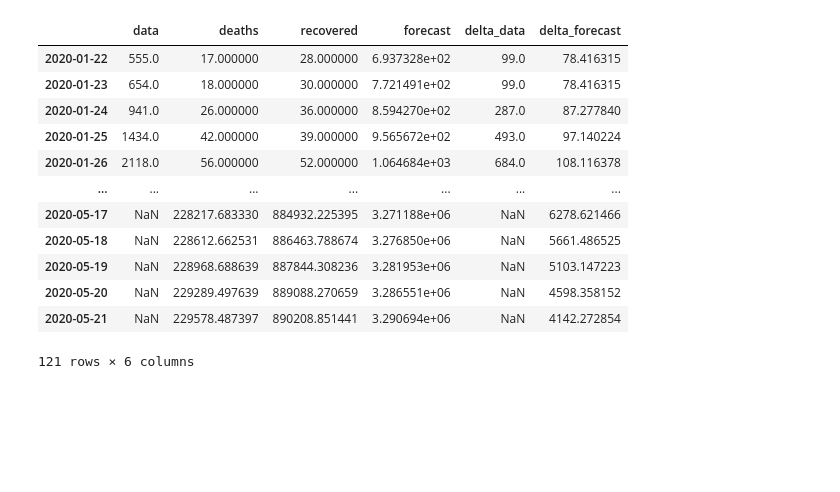
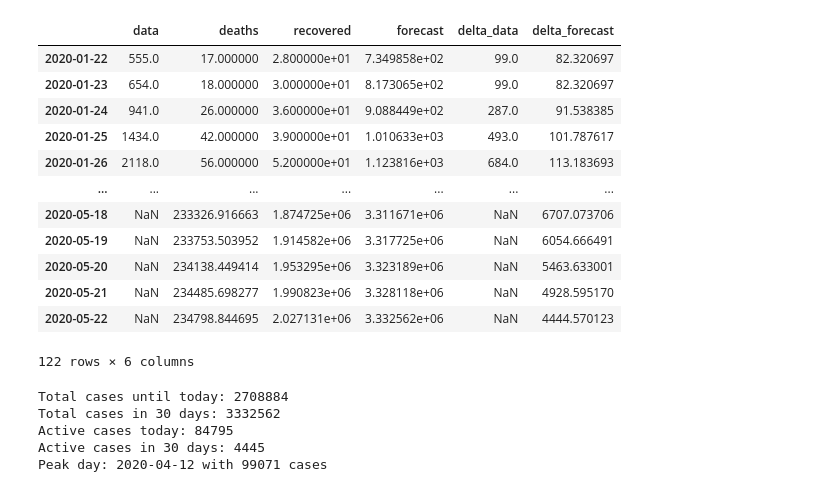
Before and after one commit to manganite/cov19, a Jupyter notebook: cov19.ipynb, the cells around one changed output. Drawn from its saved outputs; the diff is of its cells as text; code cells hidden in the pictures; blank space fills up the shorter version.

Commit message:
Improved recovery  extrapolation

```diff
--- a/cov19.ipynb
+++ b/cov19.ipynb
@@ -26,23 +26,38 @@ data.dtf
 # %%
 from python.model import Model
+from python.result import Result
 
 model = Model(data.dtf)
 model.forecast()
 model.add_deaths(data.mortality)
-model.add_recovered(data.recovery)
+result = Result(model.dtf)
 
-model.dtf
+result.dtf
 # %% [output]
 |  | data | deaths | recovered | forecast | delta_data | delta_forecast |
-| 2020-01-22 | 555.0 | 17.000000 | 28.000000 | 6.937328e+02 | 99.0 | 78.416315 |
-| 2020-01-23 | 654.0 | 18.000000 | 30.000000 | 7.721491e+02 | 99.0 | 78.416315 |
-| 2020-01-24 | 941.0 | 26.000000 | 36.000000 | 8.594270e+02 | 287.0 | 87.277840 |
-| 2020-01-25 | 1434.0 | 42.000000 | 39.000000 | 9.565672e+02 | 493.0 | 97.140224 |
-| 2020-01-26 | 2118.0 | 56.000000 | 52.000000 | 1.064684e+03 | 684.0 | 108.116378 |
+| 2020-01-22 | 555.0 | 17.000000 | 2.800000e+01 | 7.349858e+02 | 99.0 | 82.320697 |
+| 2020-01-23 | 654.0 | 18.000000 | 3.000000e+01 | 8.173065e+02 | 99.0 | 82.320697 |
+| 2020-01-24 | 941.0 | 26.000000 | 3.600000e+01 | 9.088449e+02 | 287.0 | 91.538385 |
+| 2020-01-25 | 1434.0 | 42.000000 | 3.900000e+01 | 1.010633e+03 | 493.0 | 101.787617 |
+| 2020-01-26 | 2118.0 | 56.000000 | 5.200000e+01 | 1.123816e+03 | 684.0 | 113.183693 |
 | ... | ... | ... | ... | ... | ... | ... |
-| 2020-05-17 | NaN | 228217.683330 | 884932.225395 | 3.271188e+06 | NaN | 6278.621466 |
-| 2020-05-18 | NaN | 228612.662531 | 886463.788674 | 3.276850e+06 | NaN | 5661.486525 |
-| 2020-05-19 | NaN | 228968.688639 | 887844.308236 | 3.281953e+06 | NaN | 5103.147223 |
-| 2020-05-20 | NaN | 229289.497639 | 889088.270659 | 3.286551e+06 | NaN | 4598.358152 |
-| 2020-05-21 | NaN | 229578.487397 | 890208.851441 | 3.290694e+06 | NaN | 4142.272854 |
+| 2020-05-18 | NaN | 233326.916663 | 1.874725e+06 | 3.311671e+06 | NaN | 6707.073706 |
+| 2020-05-19 | NaN | 233753.503952 | 1.914582e+06 | 3.317725e+06 | NaN | 6054.666491 |
+| 2020-05-20 | NaN | 234138.449414 | 1.953295e+06 | 3.323189e+06 | NaN | 5463.633001 |
+| 2020-05-21 | NaN | 234485.698277 | 1.990823e+06 | 3.328118e+06 | NaN | 4928.595170 |
+| 2020-05-22 | NaN | 234798.844695 | 2.027131e+06 | 3.332562e+06 | NaN | 4444.570123 |
-121 rows × 6 columns
+122 rows × 6 columns
+# %%
+peak_day, num_max, total_cases_until_today, total_cases_in_30days, active_cases_today, active_cases_in_30days = result.get_panel()
+
+print(f'Total cases until today: {total_cases_until_today:.0f}')
+print(f'Total cases in 30 days: {total_cases_in_30days:.0f}')
+print(f'Active cases today: {active_cases_today:.0f}')
+print(f'Active cases in 30 days: {active_cases_in_30days:.0f}')
+print(f'Peak day: {peak_day.strftime("%Y-%m-%d")} with {num_max:.0f} cases')
+# %% [output]
+Total cases until today: 2708884
+Total cases in 30 days: 3332562
+Active cases today: 84795
+Active cases in 30 days: 4445
+Peak day: 2020-04-12 with 99071 cases
```
Also changed, not shown: parts of 5 cells of this notebook, 2 other files.
